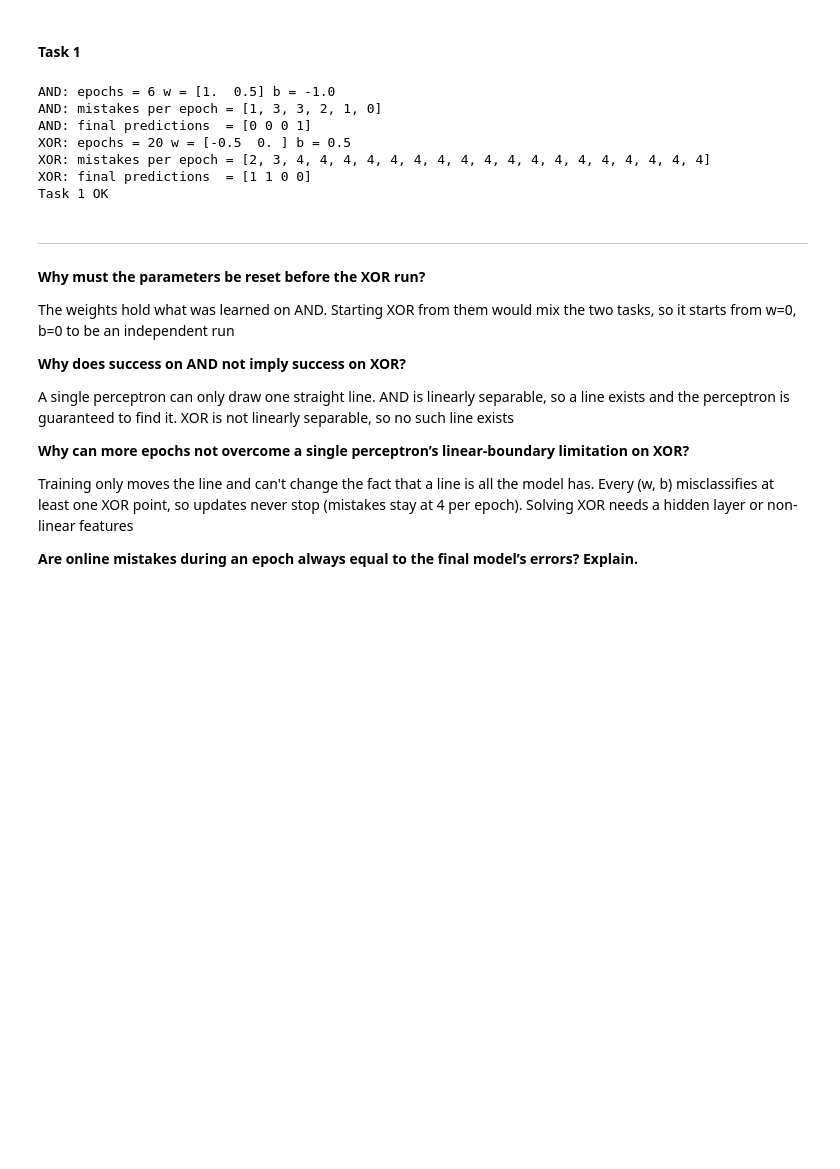
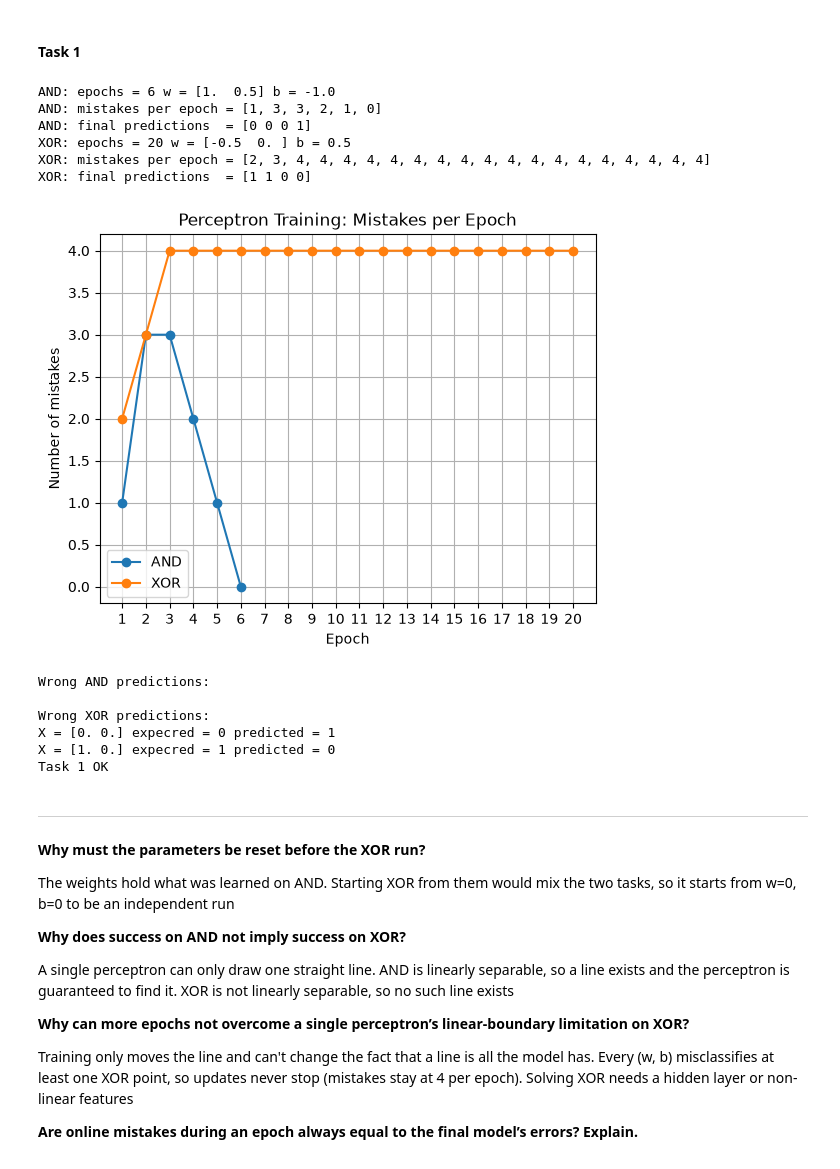
Before and after one commit to nursoulqxw/Deep_Learning_Course, a Jupyter notebook: week2/homework2.ipynb, the cells around one changed output. Drawn from its saved outputs; the diff is of its cells as text; code cells hidden in the pictures; blank space fills up the shorter version.

```diff
--- a/week2/homework2.ipynb
+++ b/week2/homework2.ipynb
@@ -28,8 +28,9 @@ y_xor = np.array([0, 1, 1, 0])
 
 
 def predict(X, w, b):
-    scores = X @ w + b
-    return (scores > 0).astype(int)
+       scores = X @ w + b
+       return (scores > 0).astype(int)
+
 
 def train_perceptron(X, y, eta=0.5, max_epochs=20):
 
@@ -44,46 +45,77 @@ def train_perceptron(X, y, eta=0.5, max_epochs=20):
 
         for i in range(len(X)):
 
-            y_hat = predict(X[i:i+1], w, b)[0]          # predict BEFORE the update
+            y_hat = predict(X[i:i+1], w, b)[0]
             if y_hat != y[i]:
                 mistakes += 1
-            error = y[i] - y_hat                        # 0, +1 or -1
+            error = y[i] - y_hat
             w = w + eta * error * X[i]
             b = b + eta * error
 
+
         mistakes_per_epoch.append(mistakes)
 
-        if mistakes ==0:
-            break
+        if mistakes == 0:
+             break
 
     return w, b, mistakes_per_epoch
 
 
 w_and, b_and, hist_and = train_perceptron(X, y_and)
 w_xor, b_xor, hist_xor = train_perceptron(X, y_xor)
 
 print("AND: epochs =", len(hist_and), "w =", w_and, "b =", b_and)
 print("AND: mistakes per epoch =", hist_and)
 print("AND: final predictions  =", predict(X, w_and, b_and))
 
 print("XOR: epochs =", len(hist_xor), "w =", w_xor, "b =", b_xor)
 print("XOR: mistakes per epoch =", hist_xor)
 print("XOR: final predictions  =", predict(X, w_xor, b_xor))
 
-wrong_and = int(np.sum(predict(X, w_and, b_and) != y_and))
-wrong_xor = int(np.sum(predict(X, w_xor, b_xor) != y_xor))
+
+plt.plot(range(1, len(hist_and) + 1), hist_and, marker="o", label="AND")
+plt.plot(range(1, len(hist_xor) + 1), hist_xor, marker="o", label="XOR")
+
+plt.xlabel("Epoch")
+plt.ylabel("Number of mistakes")
+plt.title("Perceptron Training: Mistakes per Epoch")
+plt.xticks(range(1, max(len(hist_and), len(hist_xor)) + 1))
+plt.legend()
+plt.grid()
+
+plt.show()
+
+
+pred_and = predict(X, w_and, b_and)
+pred_xor = predict(X, w_xor, b_xor)
+
+print("\nWrong AND predictions:")
+for i in range(len(X)):
+    if pred_and[i] != y_and[i]:
+        print("X =", X[i], "expected =", y_and[i], "predicted =", pred_and[i])
+
+print("\nWrong XOR predictions:")
+for i in range(len(X)):
+     if pred_xor[i] != y_xor[i]:
+          print("X =", X[i], "expecred =", y_xor[i], "predicted =", pred_xor[i])
 
 assert np.all(predict(X, w_and, b_and) == y_and)
 
 print("Task 1 OK")
 # %% [output]
 AND: epochs = 6 w = [1.  0.5] b = -1.0
 AND: mistakes per epoch = [1, 3, 3, 2, 1, 0]
 AND: final predictions  = [0 0 0 1]
 XOR: epochs = 20 w = [-0.5  0. ] b = 0.5
 XOR: mistakes per epoch = [2, 3, 4, 4, 4, 4, 4, 4, 4, 4, 4, 4, 4, 4, 4, 4, 4, 4, 4, 4]
 XOR: final predictions  = [1 1 0 0]
-Task 1 OK
+[figure, added]
+Wrong AND predictions:
+
+Wrong XOR predictions:
+X = [0. 0.] expecred = 0 predicted = 1
+X = [1. 0.] expecred = 1 predicted = 0
+Task 1 OK
 # %% [markdown]
 ****
 **Why must the parameters be reset before the XOR run?**
```
Also changed, not shown: parts of 4 cells of this notebook, 5 other files.
